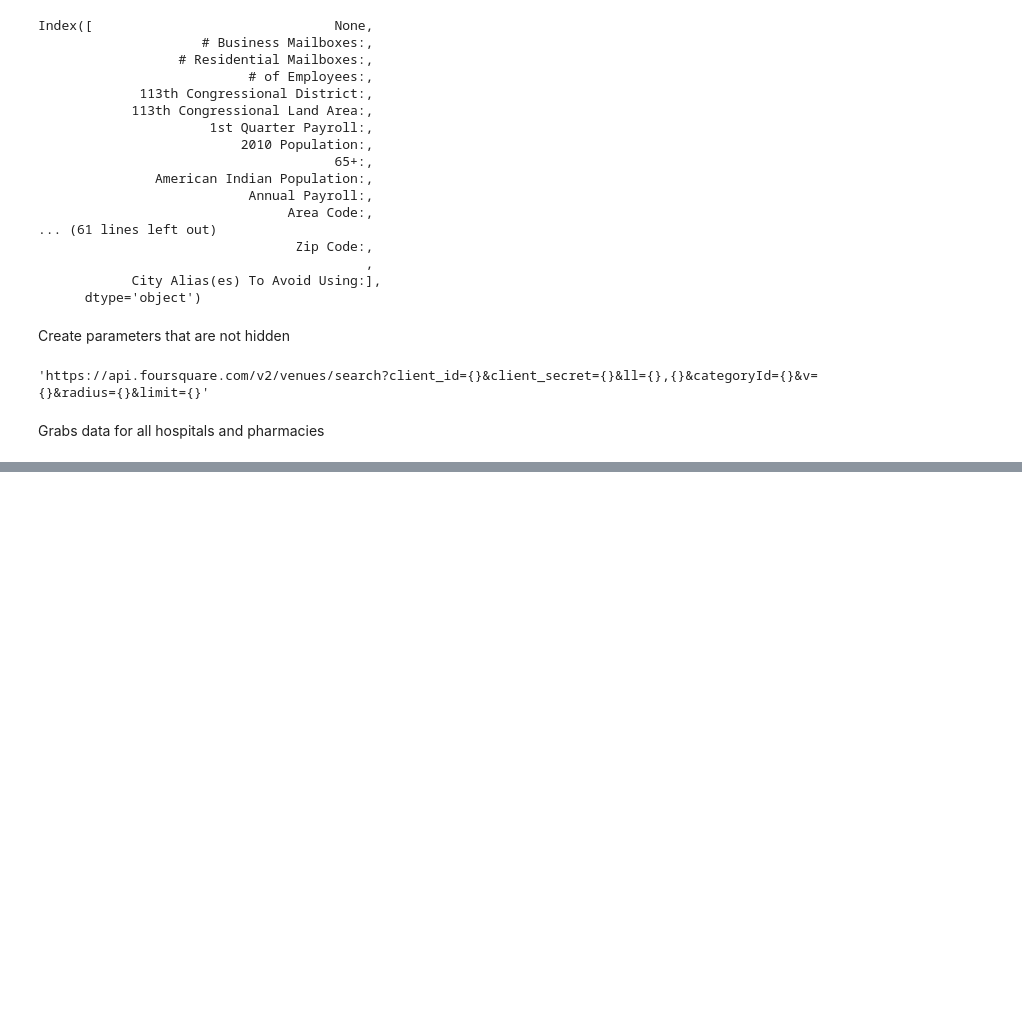
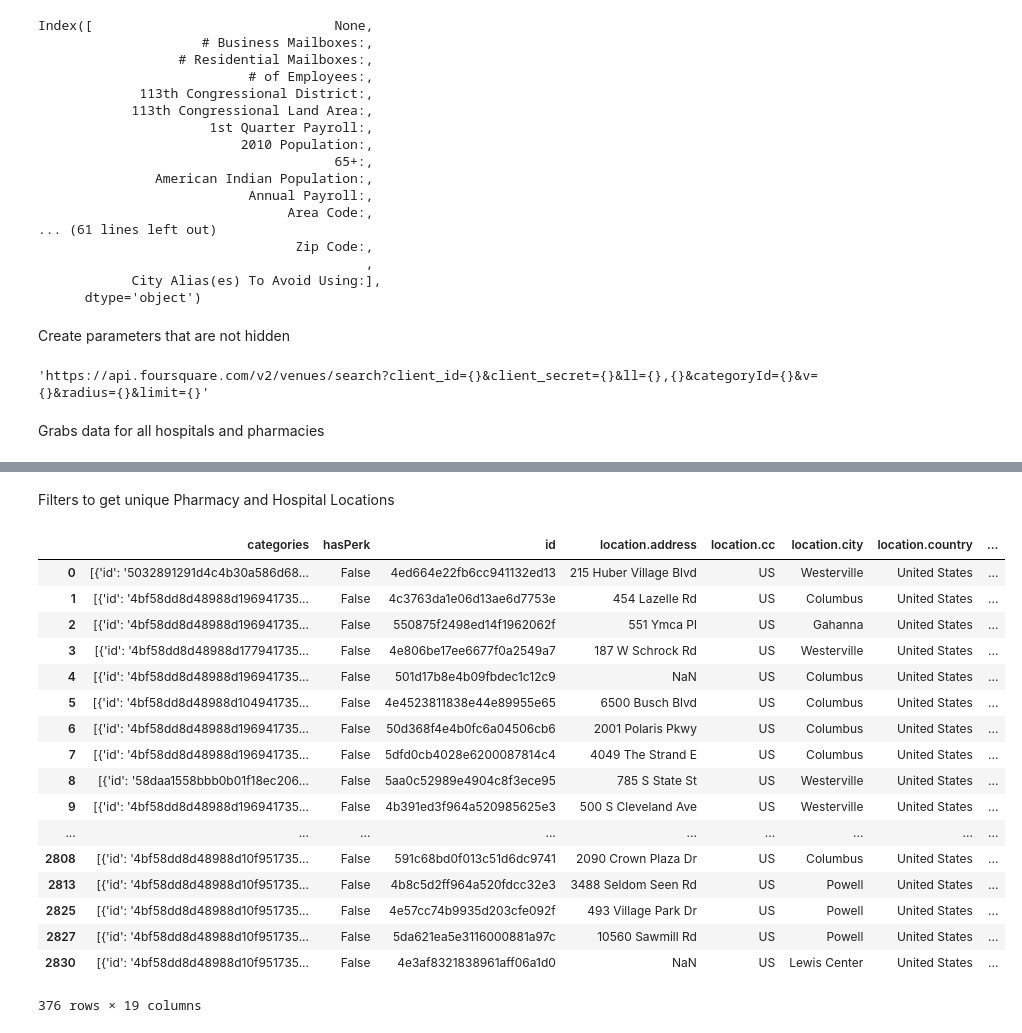
Before and after one commit to stein463/AppliedDataScienceCapstoneIBM, a Jupyter notebook: FinalProjectForIBMDataScienceCertification.ipynb, the cells around one changed output, grey strips where cells are left out. Drawn from its saved outputs; the diff is of its cells as text; code cells hidden in the pictures; blank space fills up the shorter version.

```diff
--- a/FinalProjectForIBMDataScienceCertification.ipynb
+++ b/FinalProjectForIBMDataScienceCertification.ipynb
@@ -214,0 +221,24 @@ https://api.foursquare.com/v2/venues/search?client_id=3PRTA5P0AY2A12Z51Z1UHCZH12
+# %% [markdown]
+Filters to get unique Pharmacy and Hospital Locations
+# %%
+hp_df=hp_df.drop_duplicates(['id'])
+hp_df
+# %% [output]
+|  | categories | hasPerk | id | location.address | location.cc | location.city | location.country | ... |
+| 0 | [{'id': '5032891291d4c4b30a586d68... | False | 4ed664e22fb6cc941132ed13 | 215 Huber Village Blvd | US | Westerville | United States | ... |
+| 1 | [{'id': '4bf58dd8d48988d196941735... | False | 4c3763da1e06d13ae6d7753e | 454 Lazelle Rd | US | Columbus | United States | ... |
+| 2 | [{'id': '4bf58dd8d48988d196941735... | False | 550875f2498ed14f1962062f | 551 Ymca Pl | US | Gahanna | United States | ... |
+| 3 | [{'id': '4bf58dd8d48988d177941735... | False | 4e806be17ee6677f0a2549a7 | 187 W Schrock Rd | US | Westerville | United States | ... |
+| 4 | [{'id': '4bf58dd8d48988d196941735... | False | 501d17b8e4b09fbdec1c12c9 | NaN | US | Columbus | United States | ... |
+| 5 | [{'id': '4bf58dd8d48988d104941735... | False | 4e4523811838e44e89955e65 | 6500 Busch Blvd | US | Columbus | United States | ... |
+| 6 | [{'id': '4bf58dd8d48988d196941735... | False | 50d368f4e4b0fc6a04506cb6 | 2001 Polaris Pkwy | US | Columbus | United States | ... |
+| 7 | [{'id': '4bf58dd8d48988d196941735... | False | 5dfd0cb4028e6200087814c4 | 4049 The Strand E | US | Columbus | United States | ... |
+| 8 | [{'id': '58daa1558bbb0b01f18ec206... | False | 5aa0c52989e4904c8f3ece95 | 785 S State St | US | Westerville | United States | ... |
+| 9 | [{'id': '4bf58dd8d48988d196941735... | False | 4b391ed3f964a520985625e3 | 500 S Cleveland Ave | US | Westerville | United States | ... |
+| ... | ... | ... | ... | ... | ... | ... | ... | ... |
+| 2808 | [{'id': '4bf58dd8d48988d10f951735... | False | 591c68bd0f013c51d6dc9741 | 2090 Crown Plaza Dr | US | Columbus | United States | ... |
+| 2813 | [{'id': '4bf58dd8d48988d10f951735... | False | 4b8c5d2ff964a520fdcc32e3 | 3488 Seldom Seen Rd | US | Powell | United States | ... |
+| 2825 | [{'id': '4bf58dd8d48988d10f951735... | False | 4e57cc74b9935d203cfe092f | 493 Village Park Dr | US | Powell | United States | ... |
+| 2827 | [{'id': '4bf58dd8d48988d10f951735... | False | 5da621ea5e3116000881a97c | 10560 Sawmill Rd | US | Powell | United States | ... |
+| 2830 | [{'id': '4bf58dd8d48988d10f951735... | False | 4e3af8321838961aff06a1d0 | NaN | US | Lewis Center | United States | ... |
+376 rows × 19 columns
```
Also changed, not shown: parts of 1 cell of this notebook.
